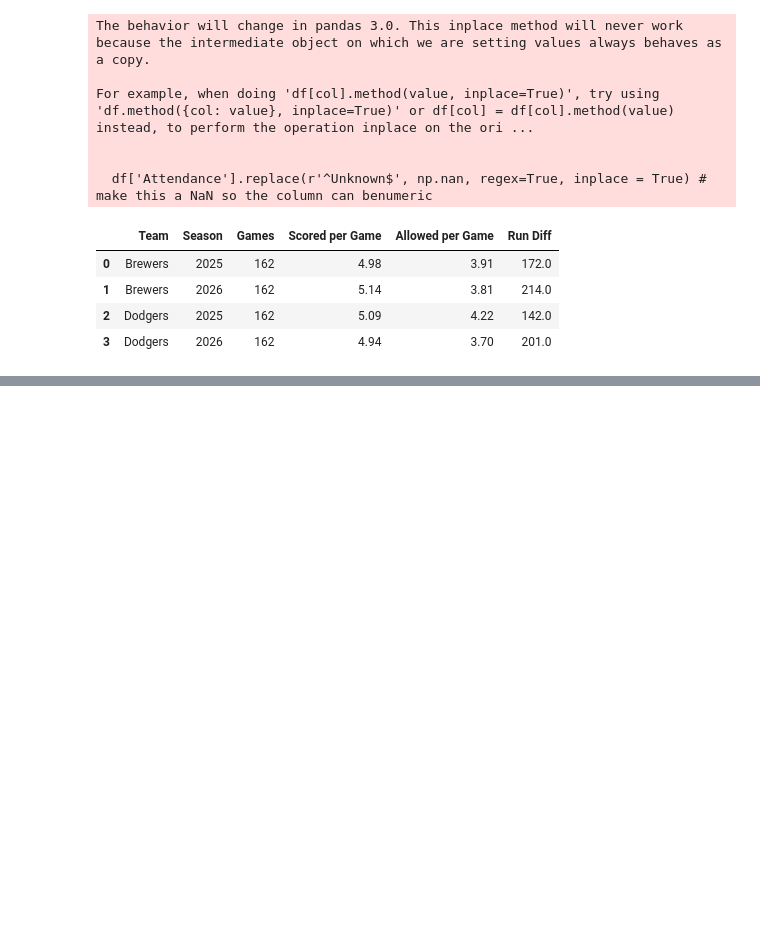
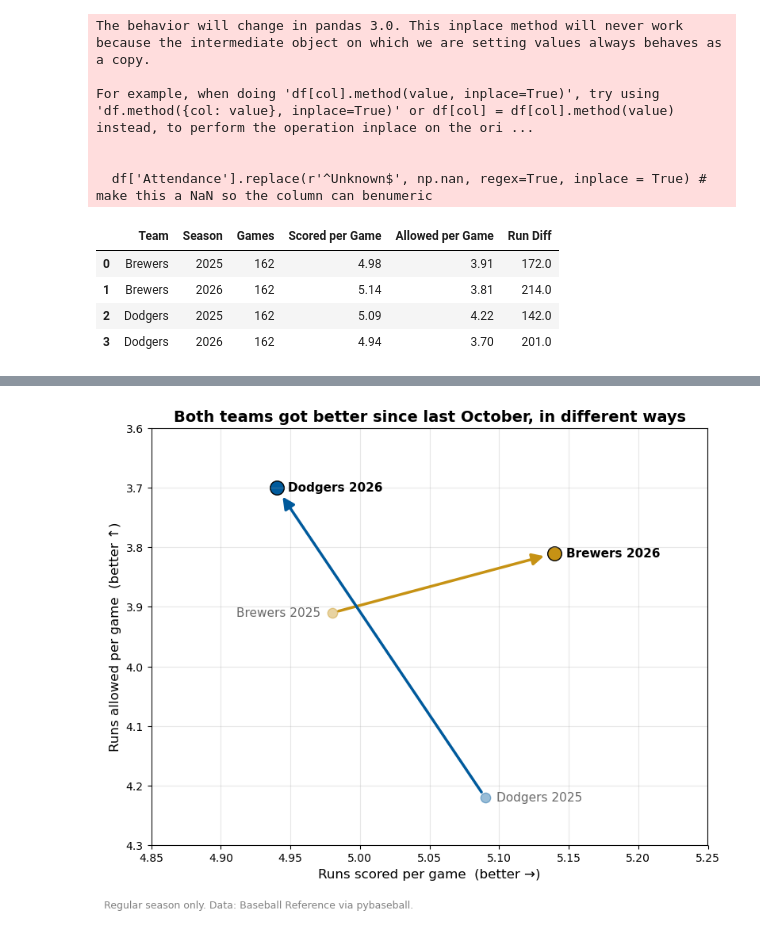
Before and after one commit to izzypitre/nlcs-2026-preview, a Jupyter notebook: nlcs_analysis.ipynb, the cells around one changed output, grey strips where cells are left out. Cells and saved outputs as stored; diff of their text form; code cells hidden in the pictures; blank space fills up the shorter version.

```diff
--- a/nlcs_analysis.ipynb
+++ b/nlcs_analysis.ipynb
@@ -413,0 +465,58 @@ For example, when doing 'df[col].method(value, inplace=True)', try using 'df.met
+# %%
+import matplotlib.pyplot as plt
+
+fig, ax = plt.subplots(figsize=(8, 6.5))
+
+colors = {"Brewers": "#C69214", "Dodgers": "#005A9C"}
+
+for team in ["Brewers", "Dodgers"]:
+    rows = comparison[comparison["Team"] == team]
+    old = rows[rows["Season"] == 2025].iloc[0]
+    new = rows[rows["Season"] == 2026].iloc[0]
+
+    old_x, old_y = old["Scored per Game"], old["Allowed per Game"]
+    new_x, new_y = new["Scored per Game"], new["Allowed per Game"]
+
+    # Bigger, filled arrowhead that stops just short of the dots
+    ax.annotate(
+        "",
+        xy=(new_x, new_y),
+        xytext=(old_x, old_y),
+        arrowprops=dict(arrowstyle="-|>", color=colors[team], lw=2.5,
+                        mutation_scale=22, shrinkA=6, shrinkB=10),
+    )
+
+    # Dots: faded for 2025, solid for 2026
+    ax.scatter(old_x, old_y, color=colors[team], s=80, alpha=0.4)
+    ax.scatter(new_x, new_y, color=colors[team], s=160, edgecolor="black")
+
+    # 2025 label: Brewers goes on the LEFT of its dot to avoid the Dodgers line
+    if team == "Brewers":
+        ax.text(old_x - 0.008, old_y, "Brewers 2025", fontsize=11,
+                va="center", ha="right", color="dimgray")
+    else:
+        ax.text(old_x + 0.008, old_y, "Dodgers 2025", fontsize=11,
+                va="center", ha="left", color="dimgray")
+
+    # 2026 label: bold, to the right of the dot
+    ax.text(new_x + 0.008, new_y, f"{team} 2026", fontsize=11,
+            va="center", ha="left", fontweight="bold")
+
+# Axis ranges, flipped y-axis so "up" means fewer runs allowed
+ax.set_xlim(4.85, 5.25)
+ax.set_ylim(4.30, 3.60)
+
+ax.set_xlabel("Runs scored per game  (better →)", fontsize=12)
+ax.set_ylabel("Runs allowed per game  (better ↑)", fontsize=12)
+ax.set_title("Both teams got better since last October, in different ways",
+             fontsize=14, fontweight="bold")
+ax.grid(alpha=0.3)
+
+fig.text(0.01, 0.01, "Regular season only. Data: Baseball Reference via pybaseball.",
+         fontsize=9, color="gray")
+
+plt.tight_layout(rect=[0, 0.04, 1, 1])
+plt.savefig("brewers_dodgers_2025_vs_2026.png", dpi=200)
+plt.show()
+# %% [output]
+[figure, added]
```
Also changed, not shown: parts of 1 cell of this notebook, 1 other file.
